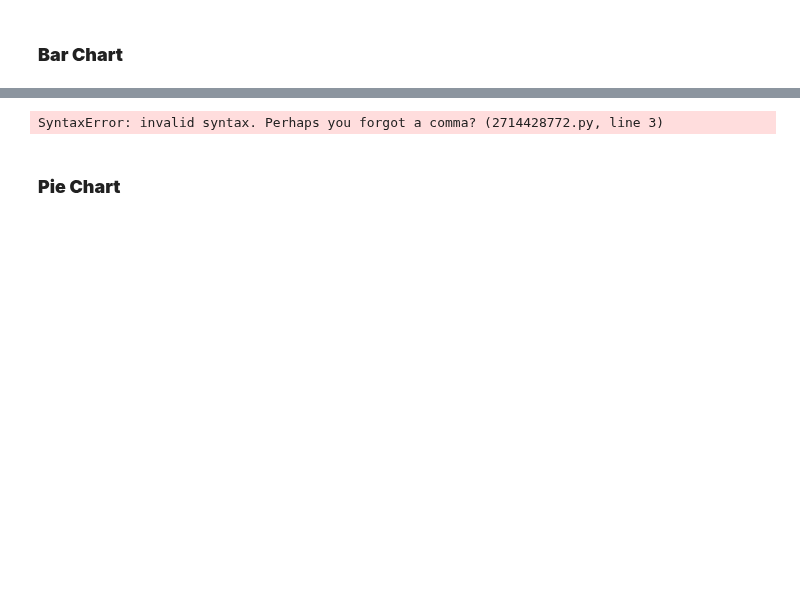
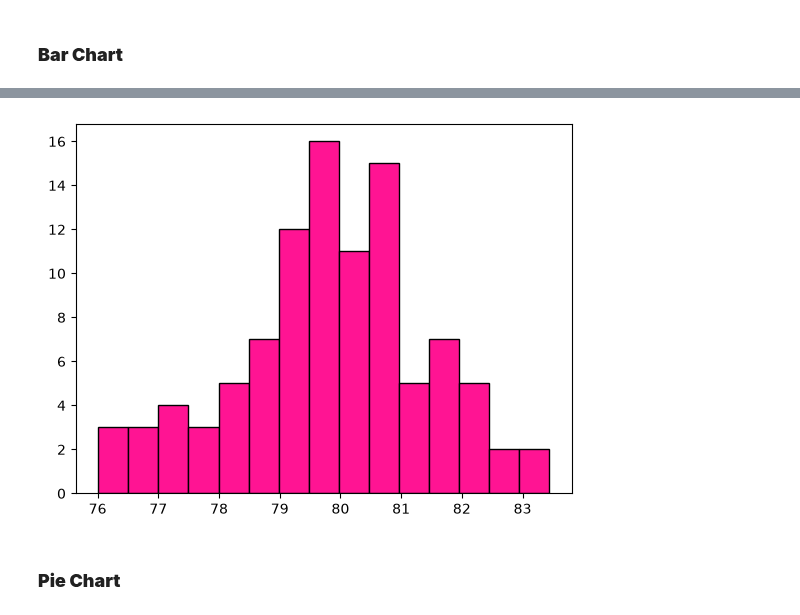
Before and after one commit to Irinejeba/Advanced-Python, a Jupyter notebook: Matplotlib.ipynb, the cells around one changed output, grey strips where cells are left out. Drawn from its saved outputs; the diff is of its cells as text; code cells hidden in the pictures; blank space fills up the shorter version.

```diff
--- a/Matplotlib.ipynb
+++ b/Matplotlib.ipynb
@@ -53,10 +51,11 @@ ValueError: 'facecolor' or 'color' argument must be a valid color or sequence of
 # %%
+#frequency distribution
 np.random.seed(2)
-a = np.radnom.normal(20,1,100)
-plt.hist(a, color='deepink',bins=15,edge color="Black")
+a = np.random.normal(80,1.5,100)
+plt.hist(a, color='deeppink',bins=15,edgecolor="Black")
 plt.show();
 # %% [output]
-SyntaxError: invalid syntax. Perhaps you forgot a comma? (2714428772.py, line 3)
+[figure, added]
 # %% [markdown]
 ### **Pie Chart**
 # %%
```
Also changed, not shown: parts of 4 cells of this notebook.
